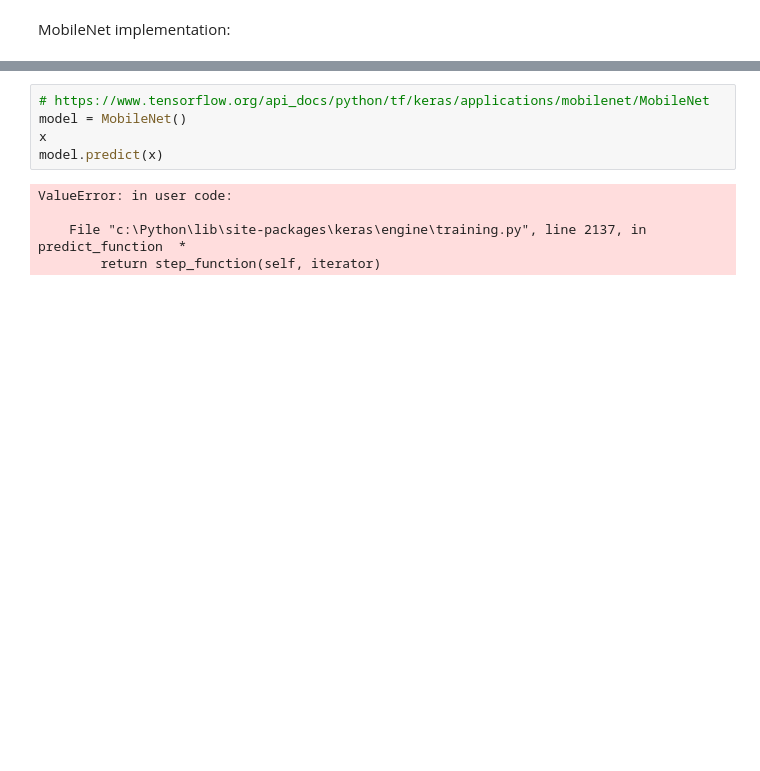
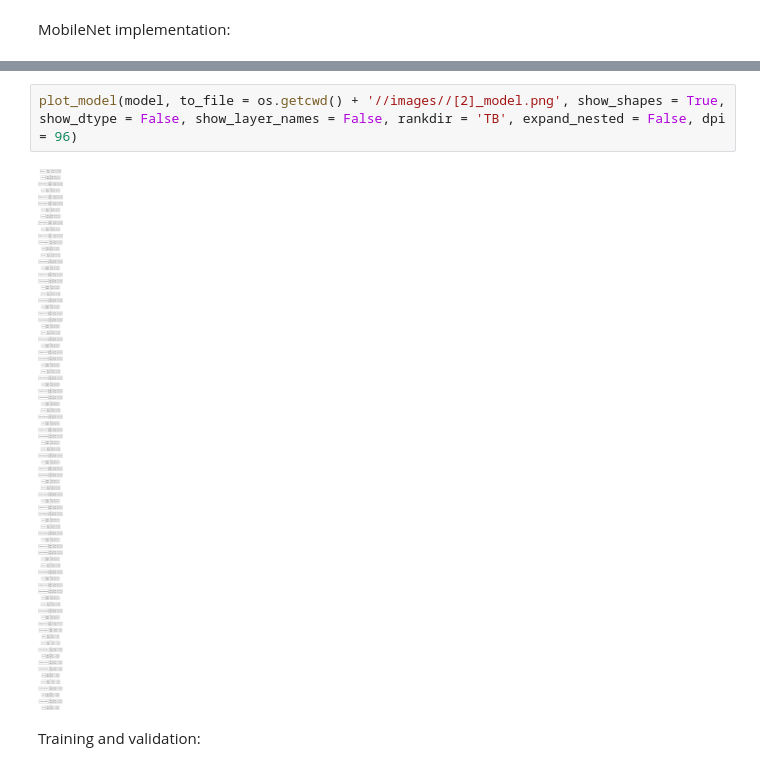
Before and after one commit to POskar/AgeGenderRecognition, a Jupyter notebook: reference_2.ipynb, the cells around one changed output, grey strips where cells are left out. Cells and saved outputs as stored; diff of their text form; blank space fills up the shorter version.

```diff
--- a/reference_2.ipynb
+++ b/reference_2.ipynb
@@ -88,12 +102,8 @@ MobileNet implementation:
-# %%
-# https://www.tensorflow.org/api_docs/python/tf/keras/applications/mobilenet/MobileNet
-model = MobileNet()
-x
-model.predict(x)
-# %% [output]
-ValueError: in user code:
-
-    File "c:\Python\lib\site-packages\keras\engine\training.py", line 2137, in predict_function  *
-        return step_function(self, iterator)
+# %%
+plot_model(model, to_file = os.getcwd() + '//images//[2]_model.png', show_shapes = True, show_dtype = False, show_layer_names = False, rankdir = 'TB', expand_nested = False, dpi = 96)
+# %% [output]
+[figure, added]
+# %% [markdown]
+Training and validation:
 # %%
 history = model.fit(x, y_age , epochs = 10, validation_split = 0.2)
```
Also changed, not shown: parts of 6 cells of this notebook, 12 other files.
